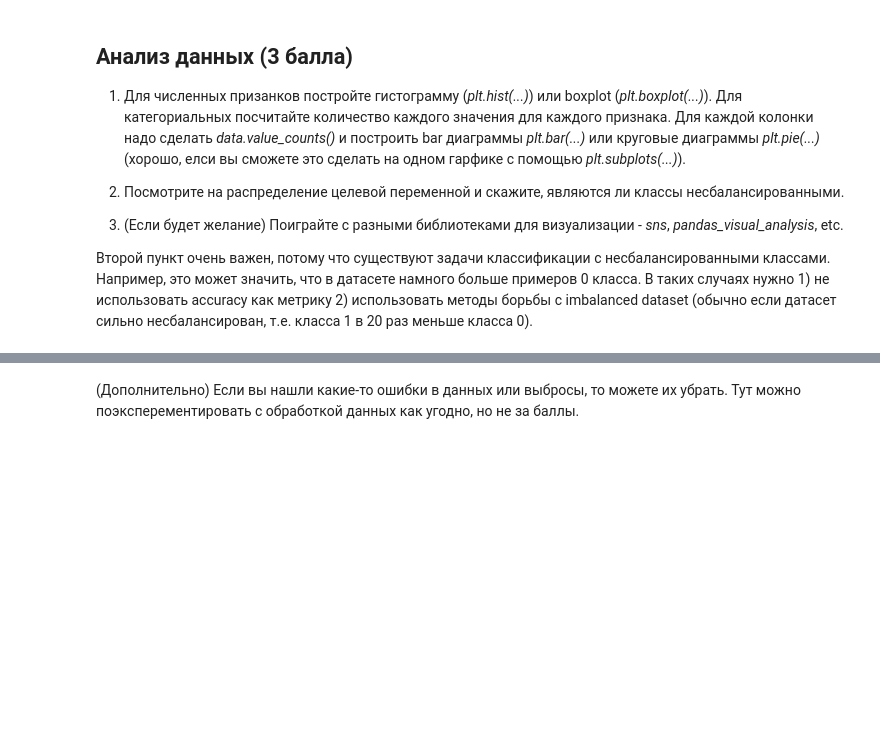
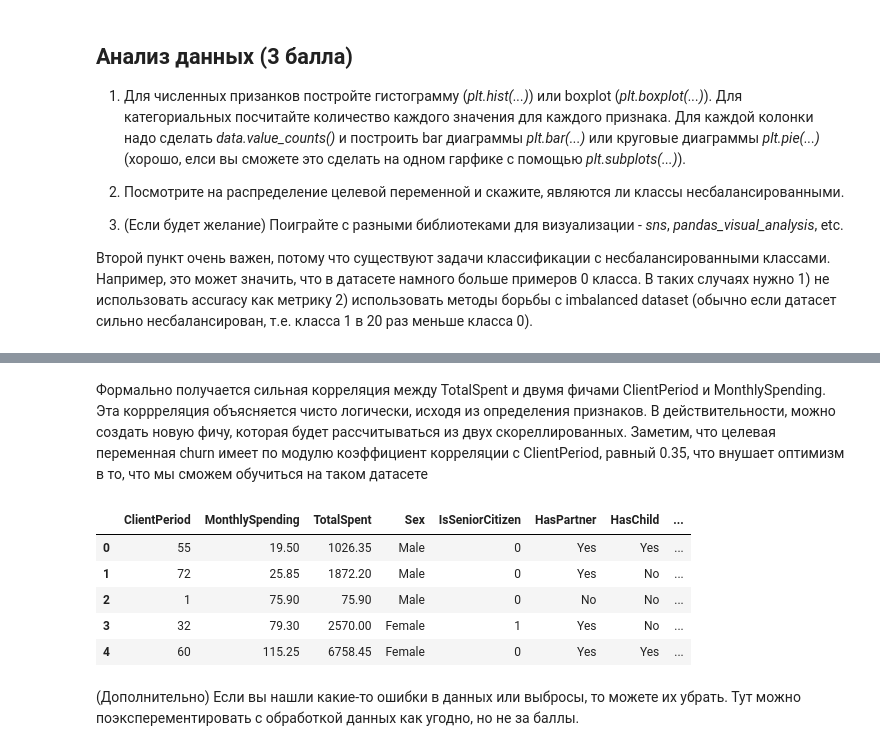
Before and after one commit to locacazador/DLS, a Jupyter notebook: homeworks/hw3_kaggle/Baseline.ipynb, the cells around one changed output, grey strips where cells are left out. Cells and saved outputs as stored; diff of their text form; code cells hidden in the pictures; blank space fills up the shorter version.

```diff
--- a/homeworks/hw3_kaggle/Baseline.ipynb
+++ b/homeworks/hw3_kaggle/Baseline.ipynb
@@ -202,3 +257,15 @@ target_col = 'Churn'
+# %% [markdown]
+Формально получается сильная корреляция между TotalSpent и двумя фичами ClientPeriod и MonthlySpending. Эта коррреляция объясняется чисто логически, исходя из определения признаков. В действительности, можно создать новую фичу, которая будет рассчитываться из двух скореллированных.
+Заметим, что целевая переменная churn имеет по модулю коэффициент корреляции с ClientPeriod, равный 0.35, что внушает оптимизм в то, что мы сможем обучиться на таком датасете
+# %%
+data.head()
+# %% [output]
+|  | ClientPeriod | MonthlySpending | TotalSpent | Sex | IsSeniorCitizen | HasPartner | HasChild | ... |
+| 0 | 55 | 19.50 | 1026.35 | Male | 0 | Yes | Yes | ... |
+| 1 | 72 | 25.85 | 1872.20 | Male | 0 | Yes | No | ... |
+| 2 | 1 | 75.90 | 75.90 | Male | 0 | No | No | ... |
+| 3 | 32 | 79.30 | 2570.00 | Female | 1 | Yes | No | ... |
+| 4 | 60 | 115.25 | 6758.45 | Female | 0 | Yes | Yes | ... |
 # %% [markdown]
 (Дополнительно) Если вы нашли какие-то ошибки в данных или выбросы, то можете их убрать. Тут можно поэксперементировать с обработкой данных как угодно, но не за баллы.
 # %%
```
Also changed, not shown: parts of 55 cells of this notebook, 7 other files.
